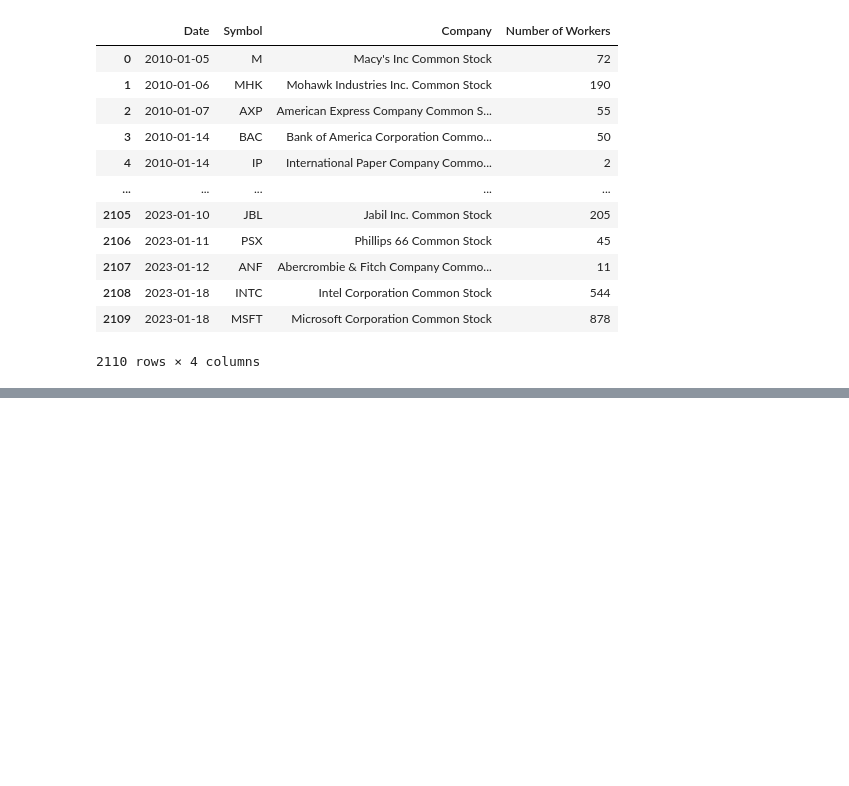
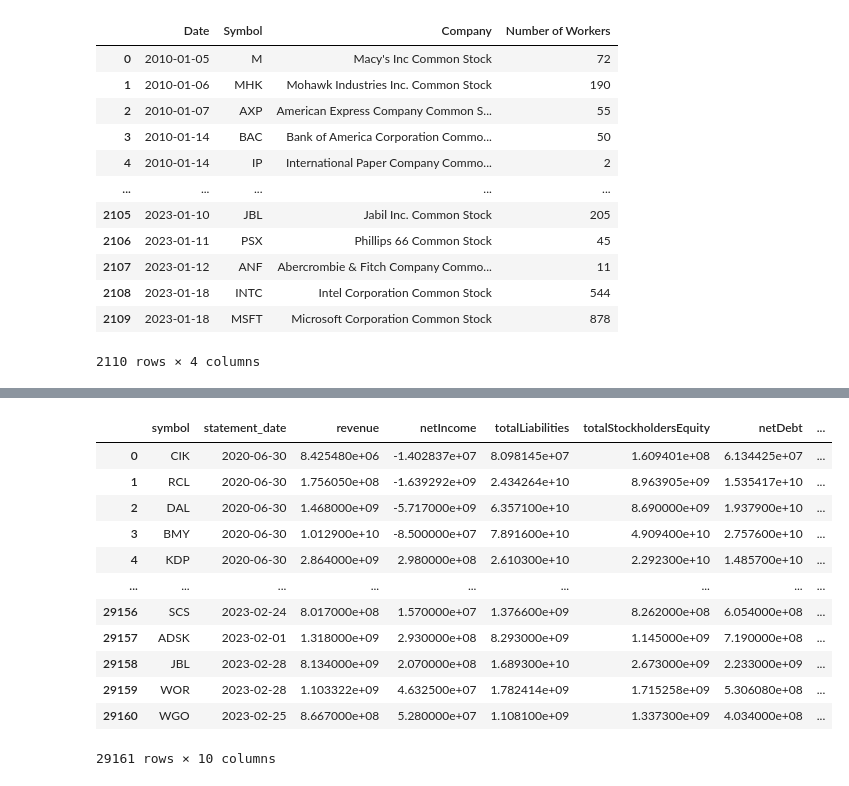
Before and after one commit to fatbuddy/layoffs-decoded, a Jupyter notebook: analysis/q2_train_data.ipynb, the cells around one changed output, grey strips where cells are left out. Drawn from its saved outputs; the diff is of its cells as text; code cells hidden in the pictures; blank space fills up the shorter version.

```diff
--- a/analysis/q2_train_data.ipynb
+++ b/analysis/q2_train_data.ipynb
@@ -83,0 +105,6 @@ Unique layoff company count = 527
+# %%
+fed_rates = pd.read_csv('../data/economic_indicatorFEDERAL_FUNDS_RATE.csv')
+fed_rates = fed_rates.astype({'timestamp': 'datetime64', 'value': 'float64'})
+fed_rates = fed_rates.rename({'value': 'fed_rate'}, axis=1)
+fed_rates['m-y'] = fed_rates.apply(lambda r: f"{r['timestamp'].month}-{r['timestamp'].year}", axis=1)
+fed_rates
@@ -84,10 +178,5 @@ Unique layoff company count = 527
 # %%
 fmp_df = pd.read_csv("../data/combined_company_financials.csv")
-fmp_df = fmp_df.rename({'date': 'statement_date'}, axis=1).astype({'statement_date': 'datetime64[ns]'})
-fmp_df = fmp_df.set_index("symbol", drop=True).sort_index(na_position="first")
-# print(fmp_df.columns.to_list())
-fmp_df = fmp_df[['statement_date', 'revenue', 'netIncome', 'EPS']]
-fmp_df = fmp_df[fmp_df['statement_date'] >= pd.to_datetime("2008-01-01")]
-print(fmp_df.shape)
-fmp_df.head()
+fmp_df = fmp_df.rename({'date': 'statement_date'}, axis=1).astype({'statement_date': 'datetime64'})
+fmp_df.describe()
 # %% [output]
@@ -101,0 +275,19 @@ fmp_df.head()
+# %%
+fmp_df['m-y'] = fmp_df.apply(lambda r: f"{r['statement_date'].month}-{r['statement_date'].year}", axis=1)
+fmp_df = fmp_df.merge(fed_rates, left_on='m-y', right_on='m-y', how='inner')
+fmp_df = fmp_df.drop(['m-y', 'timestamp'], axis=1)
+fmp_df
+# %% [output]
+|  | symbol | statement_date | revenue | netIncome | totalLiabilities | totalStockholdersEquity | netDebt | ... |
+| 0 | CIK | 2020-06-30 | 8.425480e+06 | -1.402837e+07 | 8.098145e+07 | 1.609401e+08 | 6.134425e+07 | ... |
+| 1 | RCL | 2020-06-30 | 1.756050e+08 | -1.639292e+09 | 2.434264e+10 | 8.963905e+09 | 1.535417e+10 | ... |
+| 2 | DAL | 2020-06-30 | 1.468000e+09 | -5.717000e+09 | 6.357100e+10 | 8.690000e+09 | 1.937900e+10 | ... |
+| 3 | BMY | 2020-06-30 | 1.012900e+10 | -8.500000e+07 | 7.891600e+10 | 4.909400e+10 | 2.757600e+10 | ... |
+| 4 | KDP | 2020-06-30 | 2.864000e+09 | 2.980000e+08 | 2.610300e+10 | 2.292300e+10 | 1.485700e+10 | ... |
+| ... | ... | ... | ... | ... | ... | ... | ... | ... |
+| 29156 | SCS | 2023-02-24 | 8.017000e+08 | 1.570000e+07 | 1.376600e+09 | 8.262000e+08 | 6.054000e+08 | ... |
+| 29157 | ADSK | 2023-02-01 | 1.318000e+09 | 2.930000e+08 | 8.293000e+09 | 1.145000e+09 | 7.190000e+08 | ... |
+| 29158 | JBL | 2023-02-28 | 8.134000e+09 | 2.070000e+08 | 1.689300e+10 | 2.673000e+09 | 2.233000e+09 | ... |
+| 29159 | WOR | 2023-02-28 | 1.103322e+09 | 4.632500e+07 | 1.782414e+09 | 1.715258e+09 | 5.306080e+08 | ... |
+| 29160 | WGO | 2023-02-25 | 8.667000e+08 | 5.280000e+07 | 1.108100e+09 | 1.337300e+09 | 4.034000e+08 | ... |
+29161 rows × 10 columns
```
Also changed, not shown: parts of 44 cells of this notebook.
